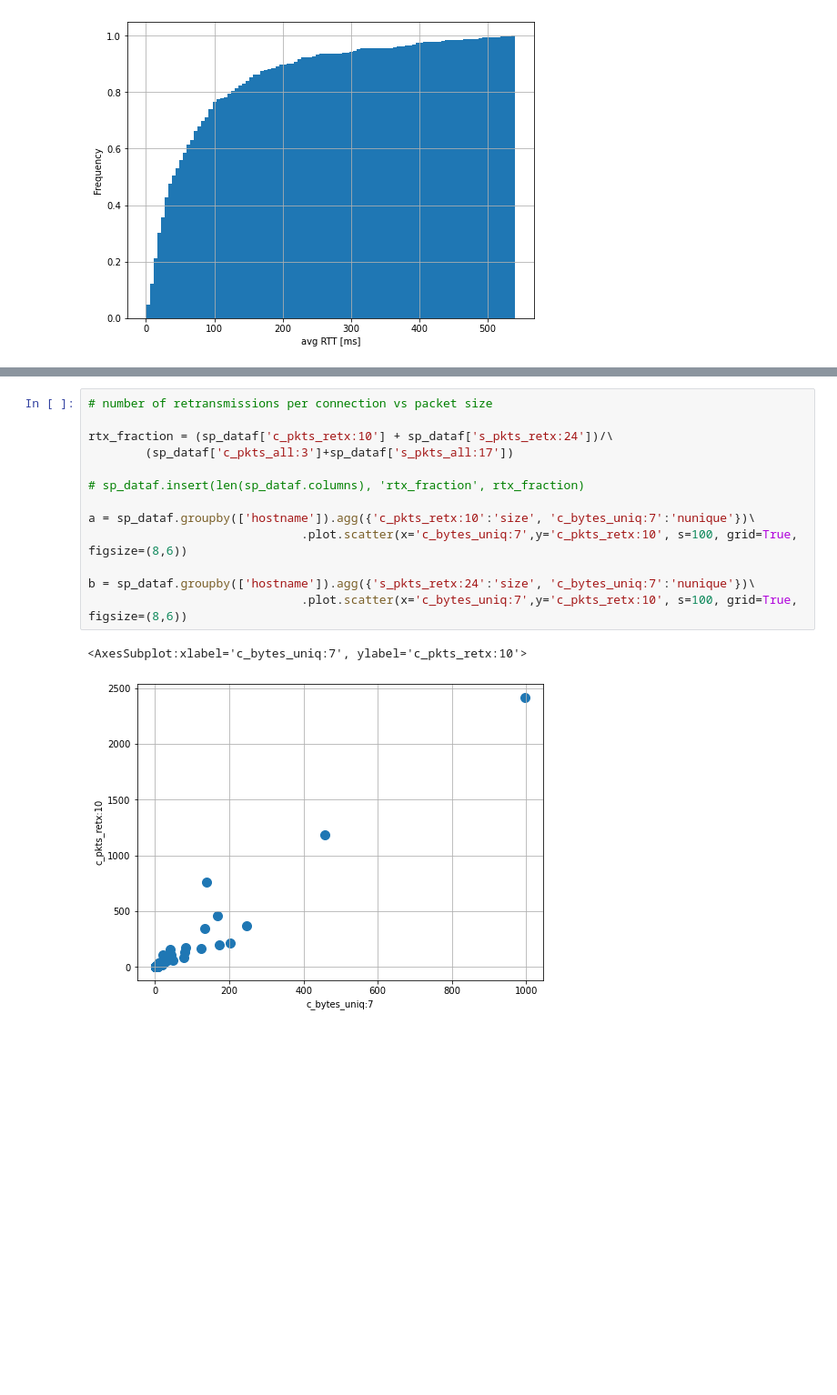
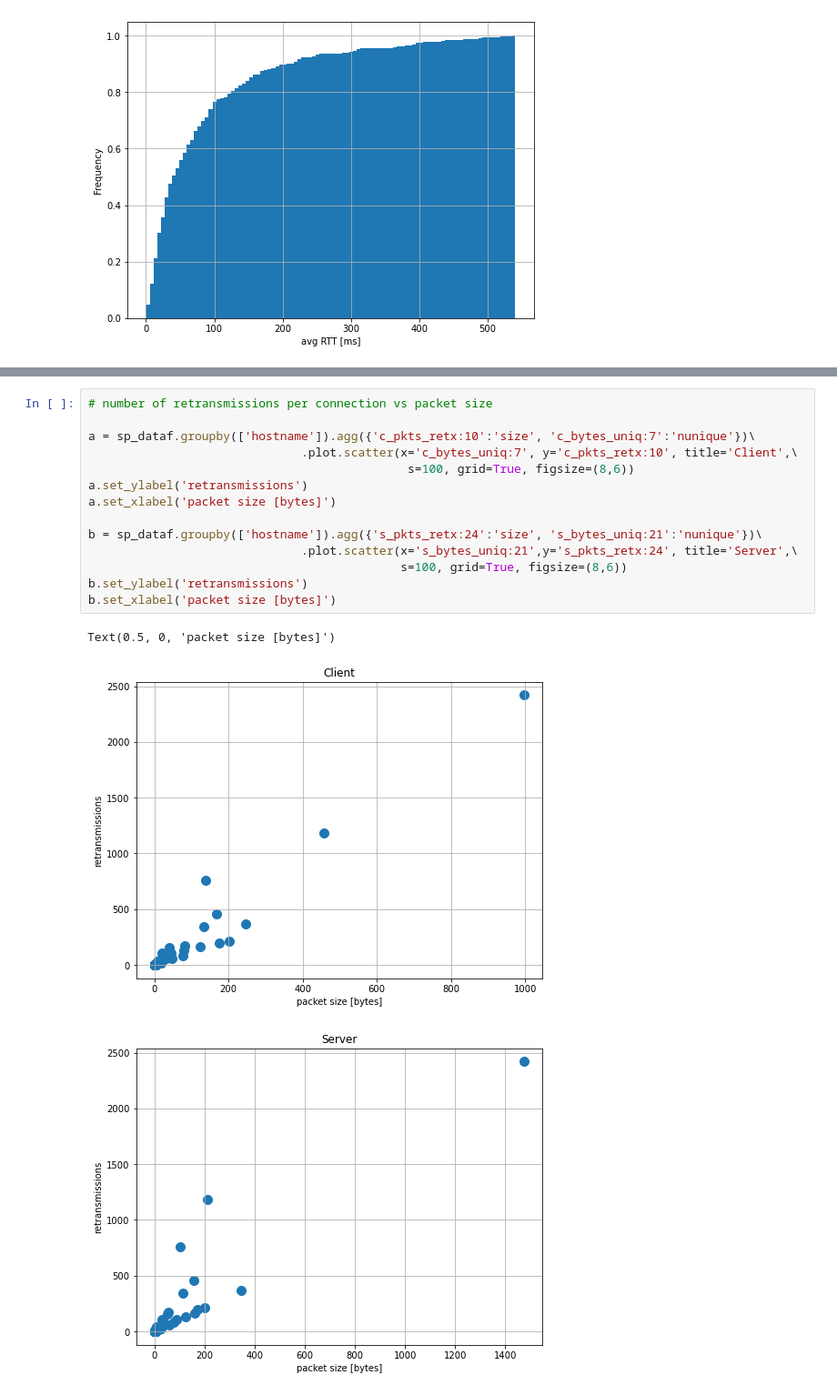
Before and after one commit to AlessioFerra/NML_Group4, a Jupyter notebook: Lab04.ipynb, the cells around one changed output, grey strips where cells are left out. Shown at 91% size. Saved outputs shown, nothing was run; the diff lists cells and outputs as text; blank space fills up the shorter version.

```diff
--- a/Lab04.ipynb
+++ b/Lab04.ipynb
@@ -796,16 +797,18 @@ Observing the empirical Probability Distribution Function (PDF) graph we can als
 # %%
 # number of retransmissions per connection vs packet size
 
-rtx_fraction = (sp_dataf['c_pkts_retx:10'] + sp_dataf['s_pkts_retx:24'])/\
-        (sp_dataf['c_pkts_all:3']+sp_dataf['s_pkts_all:17'])
+a = sp_dataf.groupby(['hostname']).agg({'c_pkts_retx:10':'size', 'c_bytes_uniq:7':'nunique'})\
+                              .plot.scatter(x='c_bytes_uniq:7', y='c_pkts_retx:10', title='Client',\
+                                             s=100, grid=True, figsize=(8,6))
+a.set_ylabel('retransmissions')
+a.set_xlabel('packet size [bytes]')
 
-# sp_dataf.insert(len(sp_dataf.columns), 'rtx_fraction', rtx_fraction)
-
-a = sp_dataf.groupby(['hostname']).agg({'c_pkts_retx:10':'size', 'c_bytes_uniq:7':'nunique'})\
-                              .plot.scatter(x='c_bytes_uniq:7',y='c_pkts_retx:10', s=100, grid=True, figsize=(8,6))
-
-b = sp_dataf.groupby(['hostname']).agg({'s_pkts_retx:24':'size', 'c_bytes_uniq:7':'nunique'})\
-                              .plot.scatter(x='c_bytes_uniq:7',y='c_pkts_retx:10', s=100, grid=True, figsize=(8,6))
+b = sp_dataf.groupby(['hostname']).agg({'s_pkts_retx:24':'size', 's_bytes_uniq:21':'nunique'})\
+                              .plot.scatter(x='s_bytes_uniq:21',y='s_pkts_retx:24', title='Server',\
+                                            s=100, grid=True, figsize=(8,6))
+b.set_ylabel('retransmissions')
+b.set_xlabel('packet size [bytes]')
 # %% [output]
-<AxesSubplot:xlabel='c_bytes_uniq:7', ylabel='c_pkts_retx:10'>
+Text(0.5, 0, 'packet size [bytes]')
-[figure, old version]
+[figure, new version]
+[figure, added]
```
Also changed, not shown: parts of 7 cells of this notebook.
